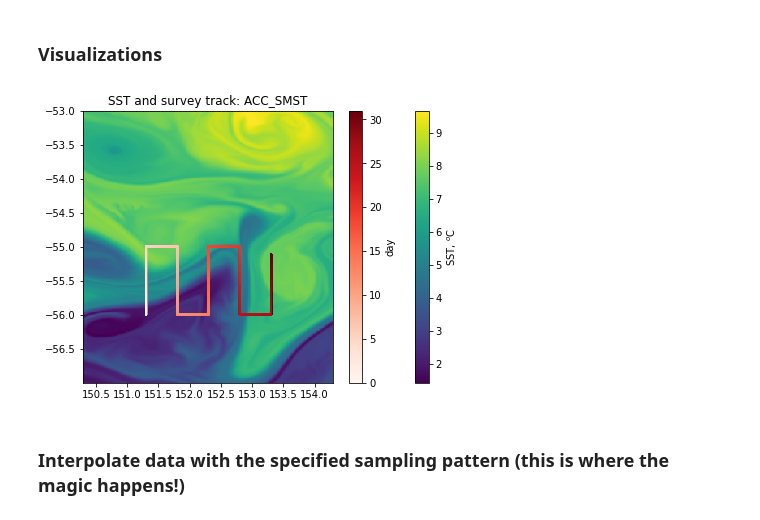
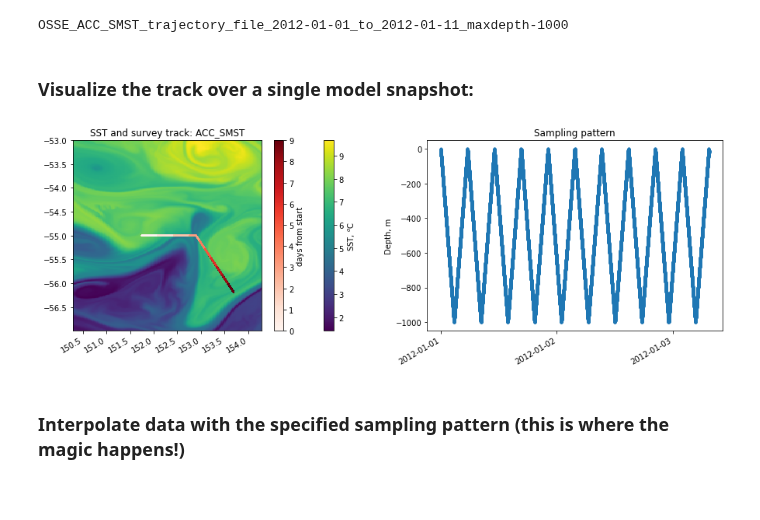
Before and after one commit to kdrushka/model-subsampling, a Jupyter notebook: demo.ipynb, the cells around one changed output. Cells and saved outputs as stored; diff of their text form; code cells hidden in the pictures.

Commit message:
moved testing version to demo

```diff
--- a/demo.ipynb
+++ b/demo.ipynb
@@ -141,7 +209,8 @@ Y = ds.YC.isel(time=0)
 # %%
-# uncomment to troubleshoot
-# del sys.modules['osse_tools_demo']
-# from osse_tools_demo import get_survey_track_demo, survey_interp_demo
+del sys.modules['osse_tools']
+from osse_tools import download_llc4320_data, compute_derived_fields, get_survey_track, survey_interp
 
-survey_track, survey_indices, sampling_parameters = get_survey_track_demo(ds, SAMPLING_STRATEGY, sampling_details)
-# survey_track, survey_indices, sampling_parameters = get_survey_track(ds, sampling_details)
+survey_track, survey_indices, sampling_parameters = get_survey_track(ds, sampling_details)
+
+# print specified sampling_details + any default values
+sampling_parameters
@@ -148,17 +232,53 @@ survey_track, survey_indices, sampling_parameters = get_survey_track_demo(ds, SA
+# %%
+# ---- generate name of file to save outputs in ----
+filename_base = (f'OSSE_{RegionName}_{sampling_parameters["SAMPLING_STRATEGY"]}_{start_date}_to_{start_date + datetime.timedelta(ndays)}_maxdepth{int(sampling_parameters["zrange"][1])}')
+filename_out_base = (f'{outputdir}{filename_base}')
+print(filename_base)
+# %% [output]
+OSSE_ACC_SMST_trajectory_file_2012-01-01_to_2012-01-11_maxdepth-1000
 # %% [markdown]
-### Visualizations
+### Visualize the track over a single model snapshot:
 # %%
-## Visualize track over a single model snapshot:
 %matplotlib inline
-plt.figure(figsize=(7,5))
+plt.figure(figsize=(15,5))
+
+# map of Theta at time zero
+ax = plt.subplot(1,2,1)
 ssto = plt.pcolormesh(X,Y,ds.Theta.isel(k=0, time=0).values, shading='auto')
-tracko = plt.scatter(survey_track.lon, survey_track.lat, c=survey_track.time, cmap='Reds', s=0.75)
-plt.title('SST and survey track: ' + RegionName)
-plt.colorbar(ssto).set_label('SST, $^o$C')
-plt.colorbar(tracko).set_label('day')
+if not (sampling_parameters['SAMPLING_STRATEGY'] == 'mooring' or sampling_parameters['SAMPLING_STRATEGY'] == 'sim_mooring'):
+    tracko = plt.scatter(survey_track.lon, survey_track.lat, c=(survey_track.time-survey_track.time[0])/1e9/86400, cmap='Reds', s=0.75)
+    plt.colorbar(ssto).set_label('SST, $^o$C')
+    plt.colorbar(tracko).set_label('days from start')
+    plt.title('SST and survey track: ' + RegionName)
+else:
+    plt.plot(survey_track.lon, survey_track.lat, marker='*', c='r')
+    plt.title('SST and mooring location: ' + RegionName + ' region')
+
+
+# depth/time plot of first few datapoints
+ax = plt.subplot(1,2,2)
+iplot = slice(0,20000)
+if not (sampling_parameters['SAMPLING_STRATEGY'] == 'mooring' or sampling_parameters['SAMPLING_STRATEGY'] == 'sim_mooring'):
+    plt.plot(survey_track.time.isel(points=iplot), survey_track.dep.isel(points=iplot), marker='.')
+else:
+    # not quite right but good enough for now.
+    # (times shouldn't increase with depth)
+    plt.scatter((np.tile(survey_track['time'].isel(time=iplot), int(survey_track['dep'].data.size))),
+         np.tile(survey_track['dep'], int(survey_track['time'].isel(time=iplot).data.size)),marker='.')
+# plt.xlim([start_date + datetime.timedelta(days=0), start_date + datetime.timedelta(days=2)])
+plt.ylabel('Depth, m')
+plt.gca().xaxis.set_major_locator(mdates.DayLocator(interval=1))
+plt.gcf().autofmt_xdate()
+plt.title('Sampling pattern')
+
+
+# save
+if SAVE_FIGURES:
+    plt.savefig('/data2/Dropbox/projects/adac/figures/' + filename_base + '_sampling.png', dpi=400, transparent=False, facecolor='white')
+
 plt.show()
 # %% [output]
-[figure, old version]
+[figure, new version]
 # %% [markdown]
 ### Interpolate data with the specified sampling pattern (this is where the magic happens!)
 # %%
```
Also changed, not shown: parts of 30 cells of this notebook.
